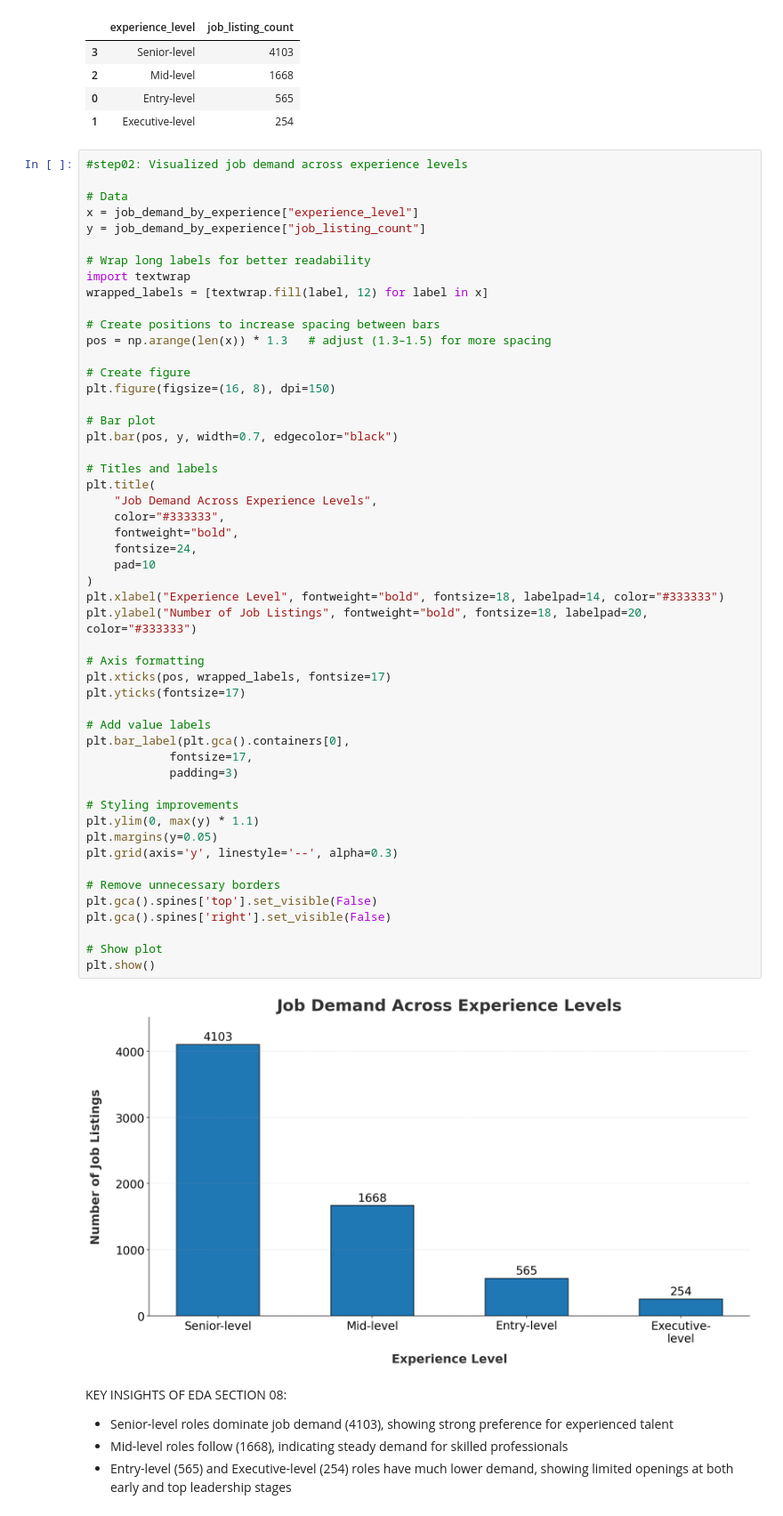
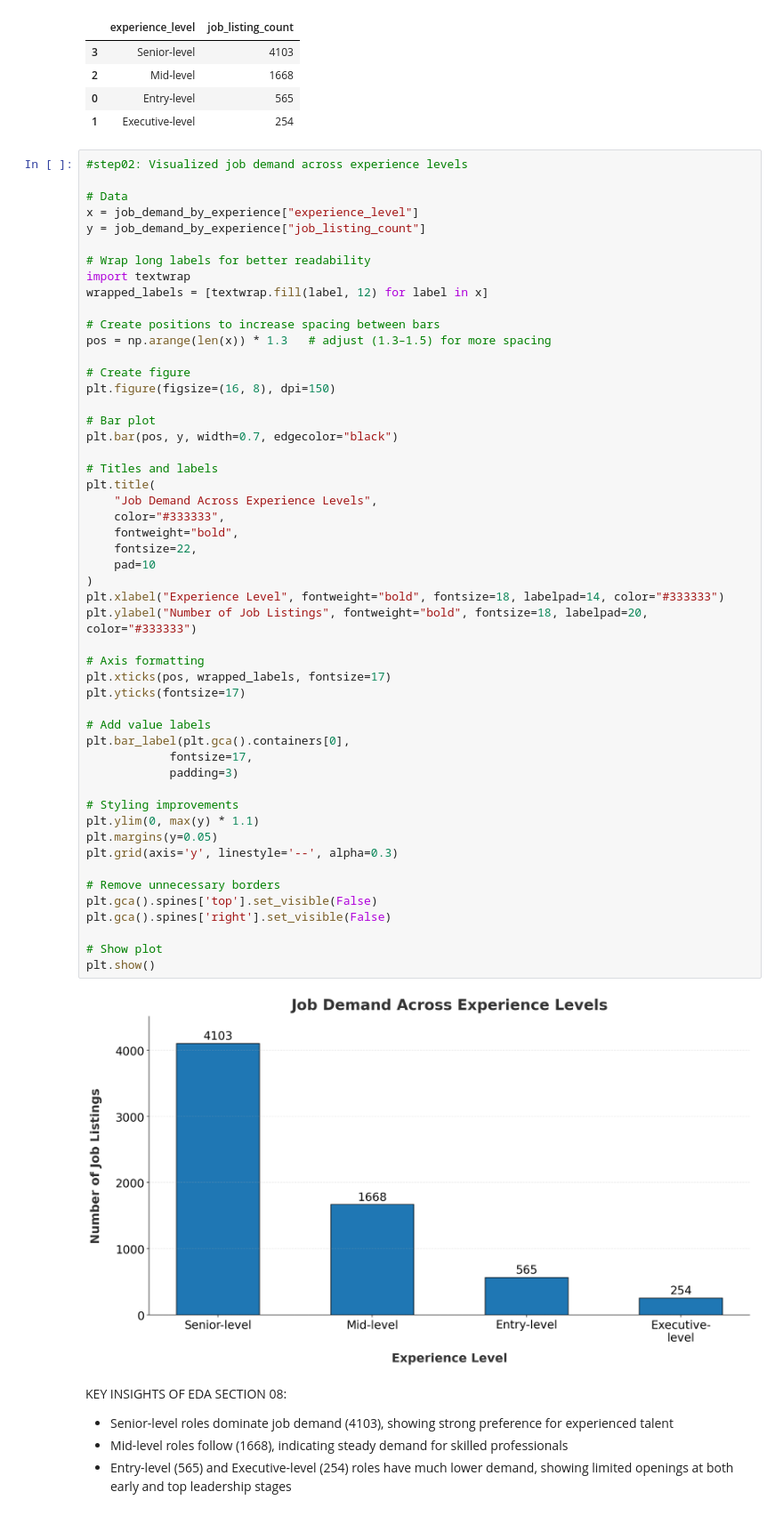
Before and after one commit to Chauhanekta21/Data_Job_Market_Analysis, a Jupyter notebook: main_file.ipynb, the cells around one changed output. Shown at 89% size. Saved outputs shown, nothing was run; the diff lists cells and outputs as text.

```diff
--- a/main_file.ipynb
+++ b/main_file.ipynb
@@ -1167,35 +1167,35 @@ plt.bar(pos, y, width=0.7, edgecolor="black")
 plt.title(
     "Job Demand Across Experience Levels",
     color="#333333",
     fontweight="bold",
-    fontsize=24,
+    fontsize=22,
     pad=10
 )
 plt.xlabel("Experience Level", fontweight="bold", fontsize=18, labelpad=14, color="#333333")
 plt.ylabel("Number of Job Listings", fontweight="bold", fontsize=18, labelpad=20, color="#333333")
 
 # Axis formatting
 plt.xticks(pos, wrapped_labels, fontsize=17)
 plt.yticks(fontsize=17)
 
 # Add value labels
 plt.bar_label(plt.gca().containers[0],
             fontsize=17,
             padding=3)
 
 # Styling improvements
 plt.ylim(0, max(y) * 1.1)
 plt.margins(y=0.05)
 plt.grid(axis='y', linestyle='--', alpha=0.3)
 
 # Remove unnecessary borders
 plt.gca().spines['top'].set_visible(False)
 plt.gca().spines['right'].set_visible(False)
 
 # Show plot
 plt.show()
 # %% [output]
-[figure, old version]
+[figure, new version]
 # %% [markdown]
 KEY INSIGHTS OF EDA SECTION 08:
 
```
Also changed, not shown: parts of 1 cell of this notebook.
